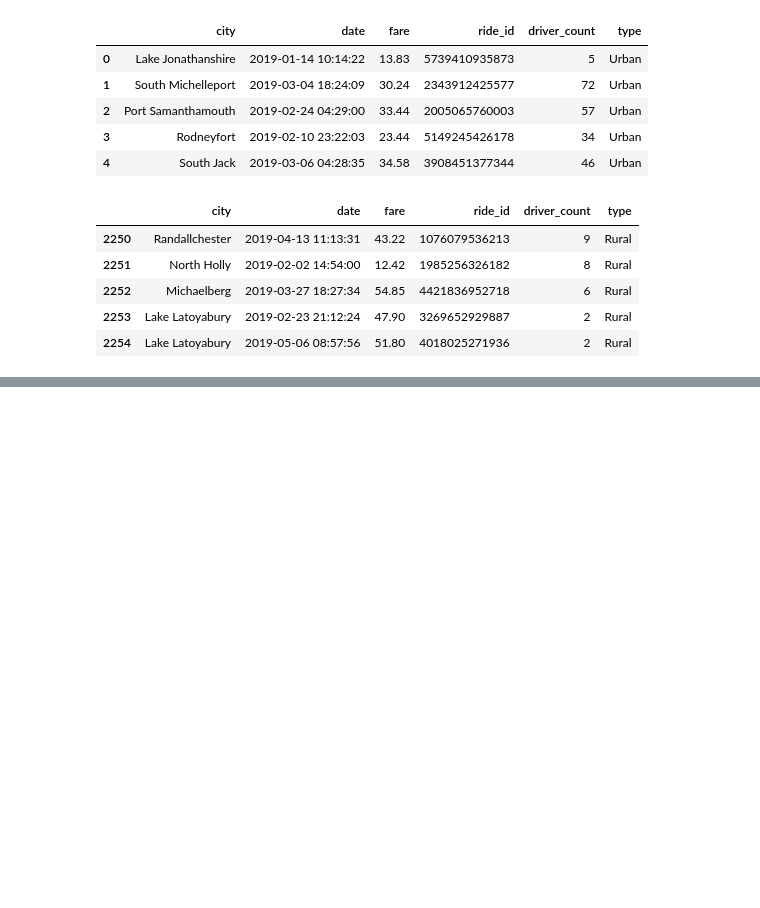
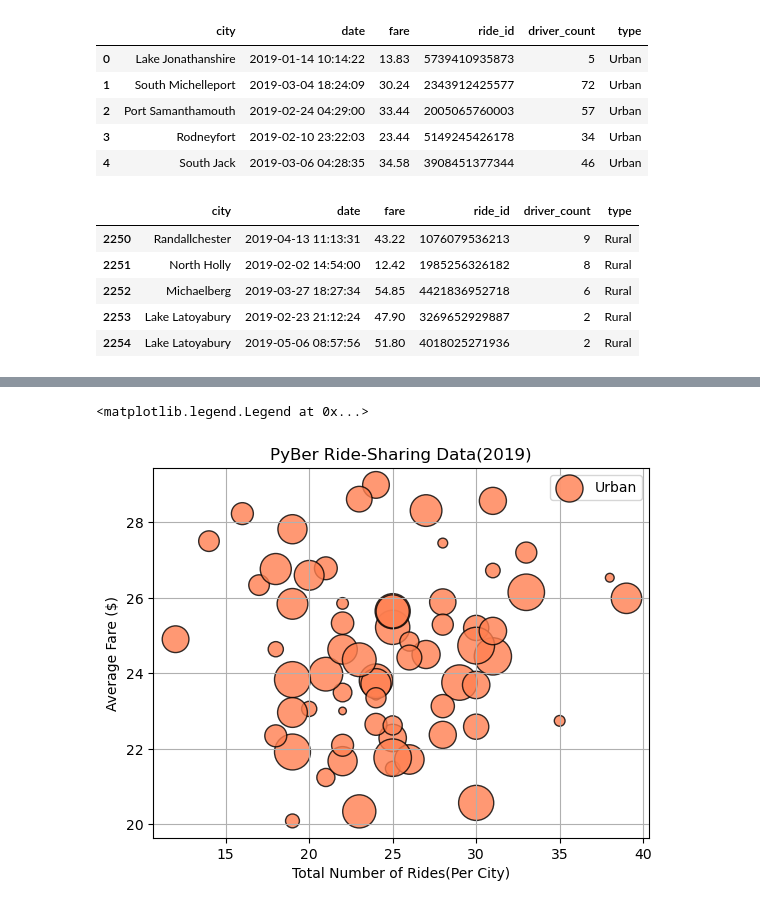
Before and after one commit to mornally/PyBer_Analysis, a Jupyter notebook: PyBer.ipynb, the cells around one changed output, grey strips where cells are left out. Drawn from its saved outputs; the diff is of its cells as text; code cells hidden in the pictures; blank space fills up the shorter version.

Commit message:
Scatter plots by city type.

```diff
--- a/PyBer.ipynb
+++ b/PyBer.ipynb
@@ -131,3 +131,7 @@ rural_cities_df.head()
 | 2252 | Michaelberg | 2019-03-27 18:27:34 | 54.85 | 4421836952718 | 6 | Rural |
 | 2253 | Lake Latoyabury | 2019-02-23 21:12:24 | 47.90 | 3269652929887 | 2 | Rural |
 | 2254 | Lake Latoyabury | 2019-05-06 08:57:56 | 51.80 | 4018025271936 | 2 | Rural |
+# %%
+# Number of rides for urban cities.
+urban_ride_count = urban_cities_df.groupby(["city"]).count()["ride_id"]
+urban_ride_count.head()
@@ -133,0 +151,4 @@ rural_cities_df.head()
+# %%
+# Avg urban fare
+urban_avg_fare = urban_cities_df.groupby(["city"]).mean()["fare"]
+urban_avg_fare.head()
@@ -133,0 +168,21 @@ rural_cities_df.head()
+# %%
+# Avg number of drivers by city type
+urban_driver_count = urban_cities_df.groupby(["city"]).mean()["driver_count"]
+
+rural_driver_count = rural_cities_df.groupby(["city"]).mean()["driver_count"]
+
+suburban_driver_count = suburban_cities_df.groupby(["city"]).mean()["driver_count"]
+# %%
+# Scatter plots by city type
+plt.scatter(urban_ride_count, urban_avg_fare,
+            s=10*urban_driver_count, color="coral",
+            edgecolor="black", linewidths=1,
+            alpha=0.8, label="Urban")
+plt.title("PyBer Ride-Sharing Data(2019)")
+plt.ylabel("Average Fare ($)")
+plt.xlabel("Total Number of Rides(Per City)")
+plt.grid(True)
+plt.legend()
+# %% [output]
+<matplotlib.legend.Legend at 0x...>
+[figure, added]
```
Also changed, not shown: parts of 7 cells of this notebook, 1 other file.
